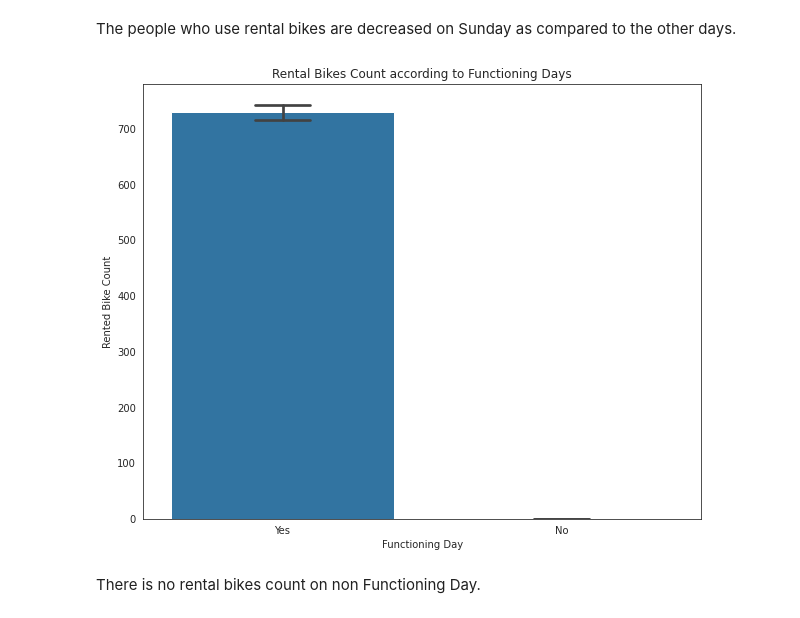
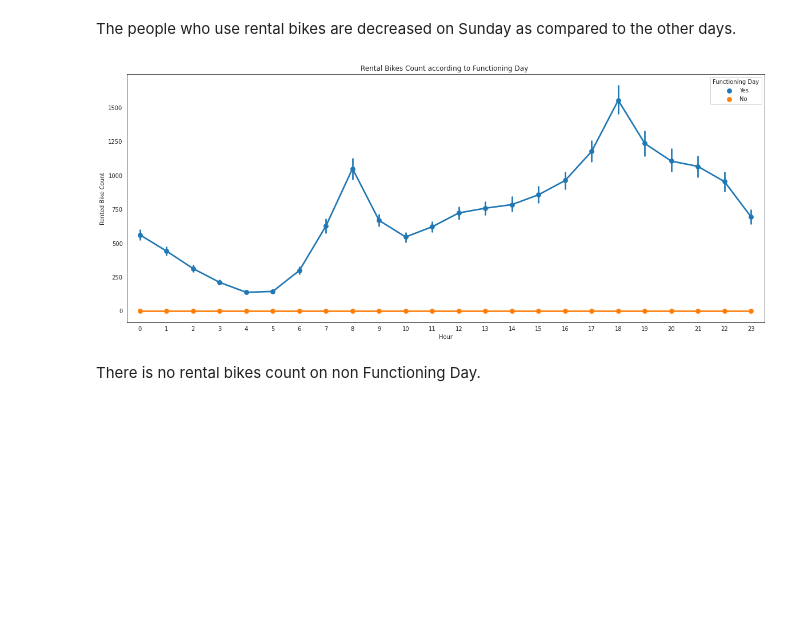
Before and after one commit to m123m12/Rental-Bike-Sharing-Demand-Prediction, a Jupyter notebook: Bike_Sharing_Demand_Prediction.ipynb, the cells around one changed output. Saved outputs shown, nothing was run; the diff lists cells and outputs as text; code cells hidden in the pictures; blank space fills up the shorter version.

```diff
--- a/Bike_Sharing_Demand_Prediction.ipynb
+++ b/Bike_Sharing_Demand_Prediction.ipynb
@@ -215,13 +215,13 @@ plt.show()
 The people who use rental bikes are decreased on Sunday as compared to the other days.
 # %%
 #Analysis of Rental bikes according to Functioning days
-fig,ax=plt.subplots(figsize=(10,8))
+fig,ax=plt.subplots(figsize=(20,8))
 sns.set_style("white")
-sns.barplot(data=bikedata,x='Functioning Day',y='Rented Bike Count',ax=ax,capsize=.2)
-ax.set(title='Rental Bikes Count according to Functioning Days')
+sns.pointplot(data=bikedata,x='Hour',y='Rented Bike Count',hue='Functioning Day',ax=ax)
+ax.set(title='Rental Bikes Count according to Functioning Day ')
 plt.show()
 # %% [output]
-[figure, old version]
+[figure, new version]
 # %% [markdown]
 There is no rental bikes count on non Functioning Day.
 # %%
```
